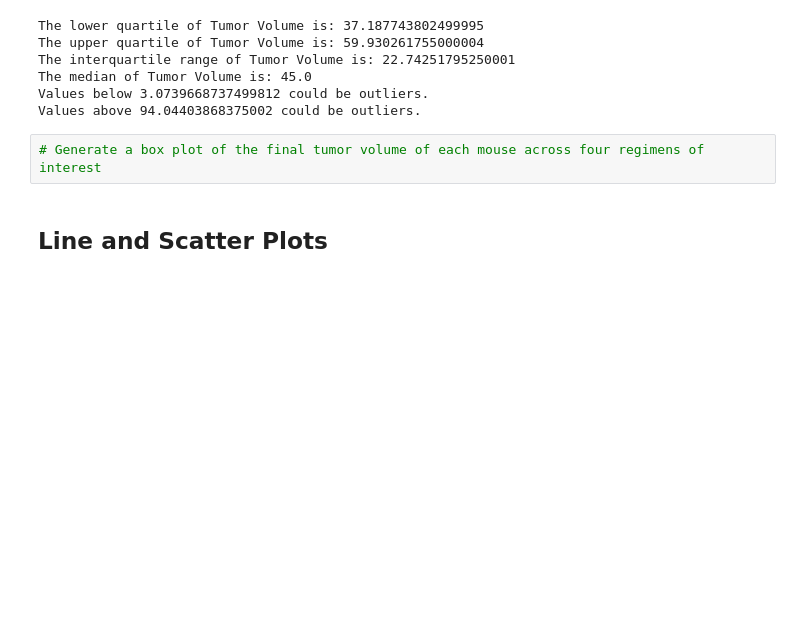
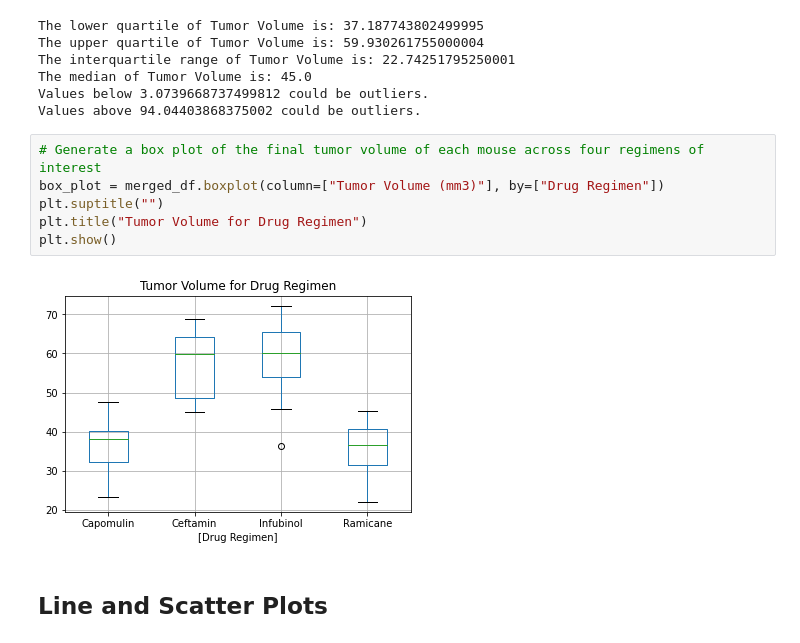
Before and after one commit to ClovisL/Analyzing-tumor-development, a Jupyter notebook: Pymaceuticals/pymaceuticals_starter.ipynb, the cells around one changed output. Saved outputs shown, nothing was run; the diff lists cells and outputs as text; blank space fills up the shorter version.

Commit message:
Box Plot Done

```diff
--- a/Pymaceuticals/pymaceuticals_starter.ipynb
+++ b/Pymaceuticals/pymaceuticals_starter.ipynb
@@ -359,6 +359,12 @@ Values below 3.0739668737499812 could be outliers.
 Values above 94.04403868375002 could be outliers.
 # %%
 # Generate a box plot of the final tumor volume of each mouse across four regimens of interest
+box_plot = merged_df.boxplot(column=["Tumor Volume (mm3)"], by=["Drug Regimen"])
+plt.suptitle("")
+plt.title("Tumor Volume for Drug Regimen")
+plt.show()
+# %% [output]
+[figure, added]
 # %% [markdown]
 ## Line and Scatter Plots
 # %%
```
Also changed, not shown: parts of 1 cell of this notebook.
